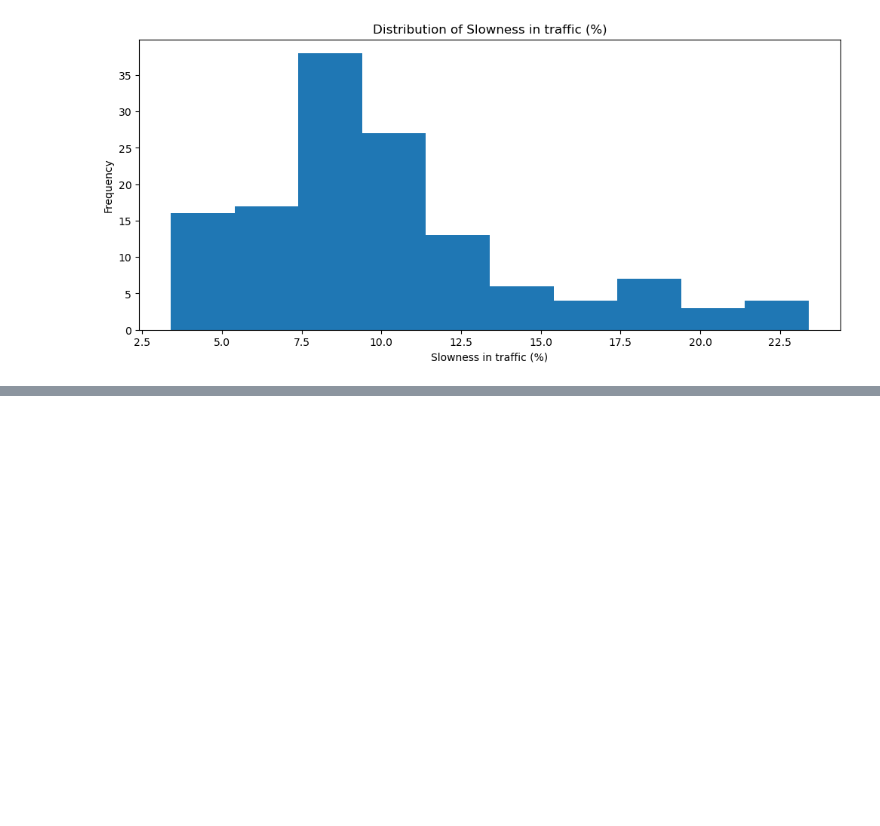
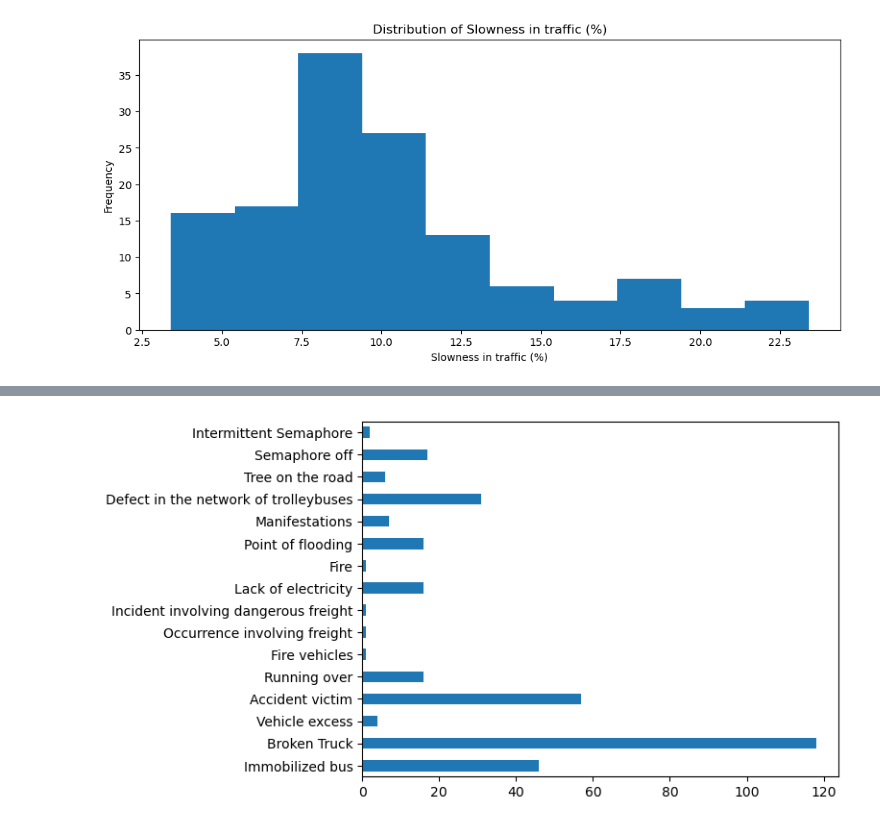
Before and after one commit to dancanyego/Road-Trafic-data-Analysis, a Jupyter notebook: Analysis.ipynb, the cells around one changed output, grey strips where cells are left out. Saved outputs shown, nothing was run; the diff lists cells and outputs as text; code cells hidden in the pictures; blank space fills up the shorter version.

```diff
--- a/Analysis.ipynb
+++ b/Analysis.ipynb
@@ -64,0 +71,4 @@ plt.show()
+# %%
+incidents = traffic.drop(['Hour (Coded)', 'Slowness in traffic (%)'],
+                        axis=1)
+print(incidents.sum())
@@ -64,0 +93,5 @@ plt.show()
+# %%
+incidents.sum().plot.barh()
+plt.show()
+# %% [output]
+[figure, added]
```
Also changed, not shown: parts of 5 cells of this notebook.
